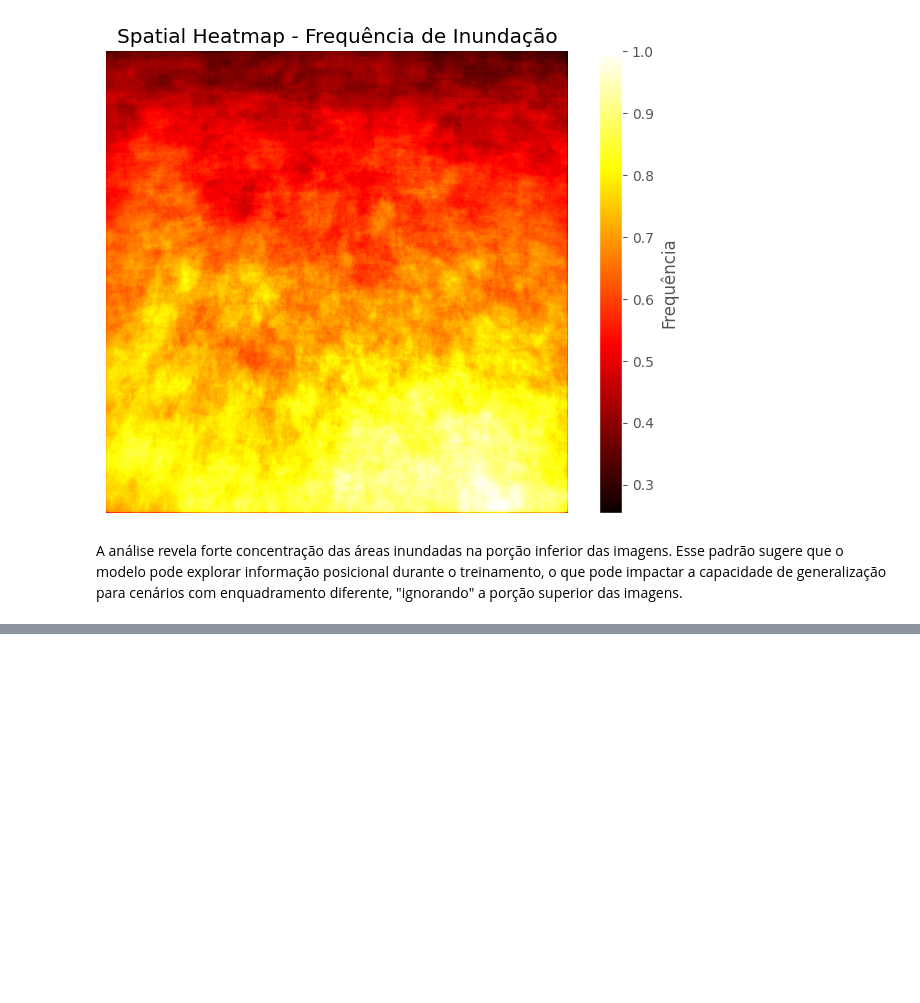
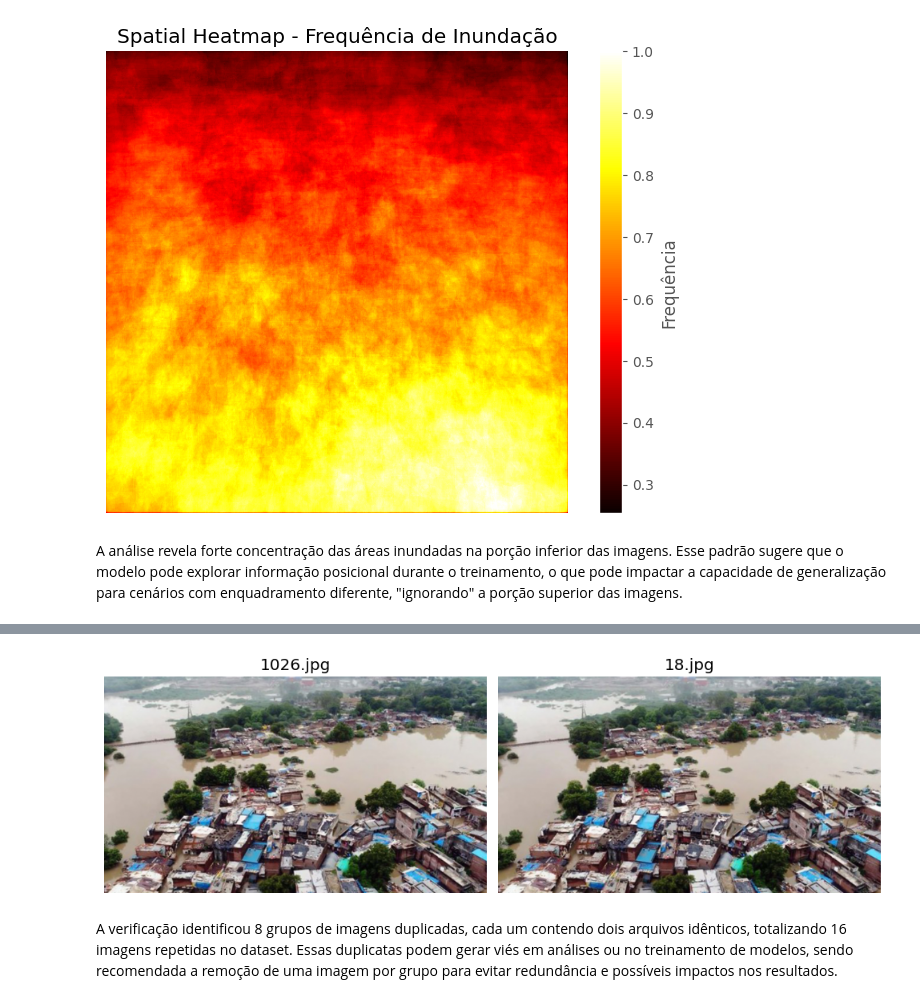
Before and after one commit to Alan-oliveir/squad-4_segmentacao_areas_inundacao, a Jupyter notebook: notebooks/squad_4_segmentacao_areas_inundacao.ipynb, the cells around one changed output, grey strips where cells are left out. Cells and saved outputs as stored; diff of their text form; code cells hidden in the pictures; blank space fills up the shorter version.

```diff
--- a/notebooks/squad_4_segmentacao_areas_inundacao.ipynb
+++ b/notebooks/squad_4_segmentacao_areas_inundacao.ipynb
@@ -728,0 +1192,33 @@ A análise revela forte concentração das áreas inundadas na porção inferior
+# %%
+import matplotlib.pyplot as plt
+from PIL import Image
+import os
+
+def show_duplicate_group(image_dir, duplicate_group):
+    """
+    Mostra imagens duplicadas lado a lado para comparação.
+    """
+
+    n = len(duplicate_group)
+    plt.figure(figsize=(5*n, 5))
+
+    for i, img_name in enumerate(duplicate_group):
+        img_path = os.path.join(image_dir, img_name)
+        img = Image.open(img_path)
+
+        plt.subplot(1, n, i+1)
+        plt.imshow(img)
+        plt.title(img_name)
+        plt.axis("off")
+
+    plt.tight_layout()
+    plt.show()
+# %%
+# Pegando o primeiro grupo encontrado
+first_group = list(duplicates_found.values())[0]
+
+show_duplicate_group(IMAGE_DIR, first_group)
+# %% [output]
+[figure, added]
+# %% [markdown]
+A verificação identificou 8 grupos de imagens duplicadas, cada um contendo dois arquivos idênticos, totalizando 16 imagens repetidas no dataset. Essas duplicatas podem gerar viés em análises ou no treinamento de modelos, sendo recomendada a remoção de uma imagem por grupo para evitar redundância e possíveis impactos nos resultados.
```
Also changed, not shown: parts of 20 cells of this notebook.
